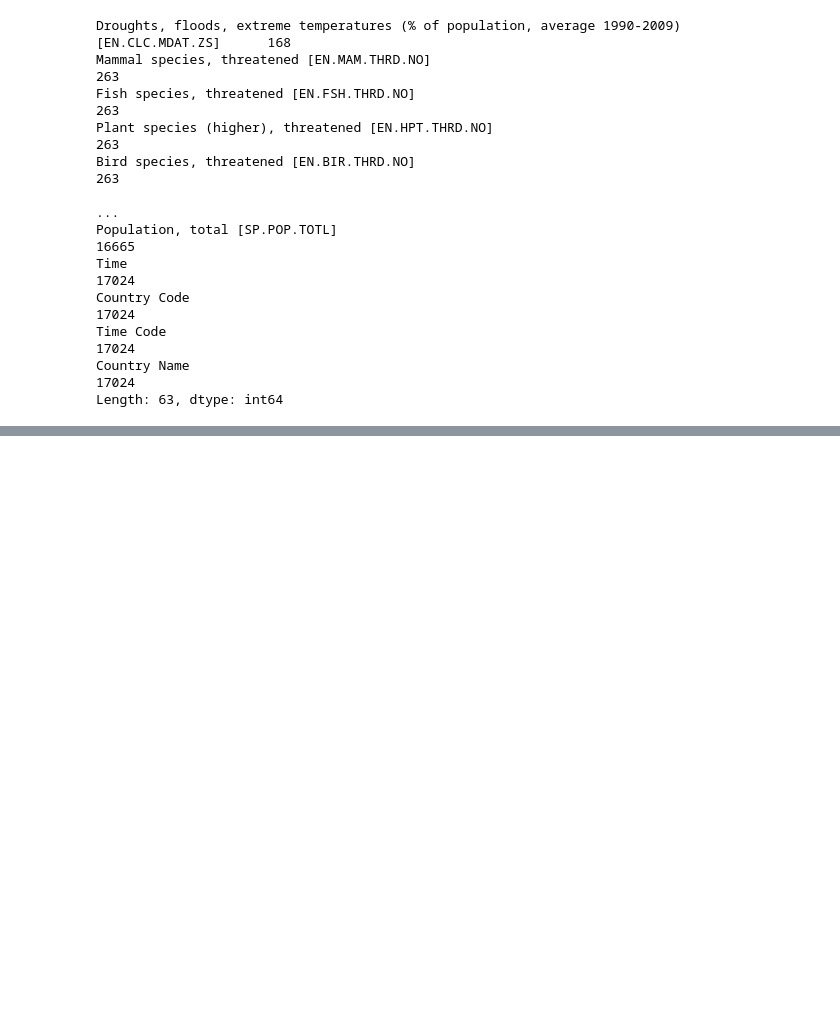
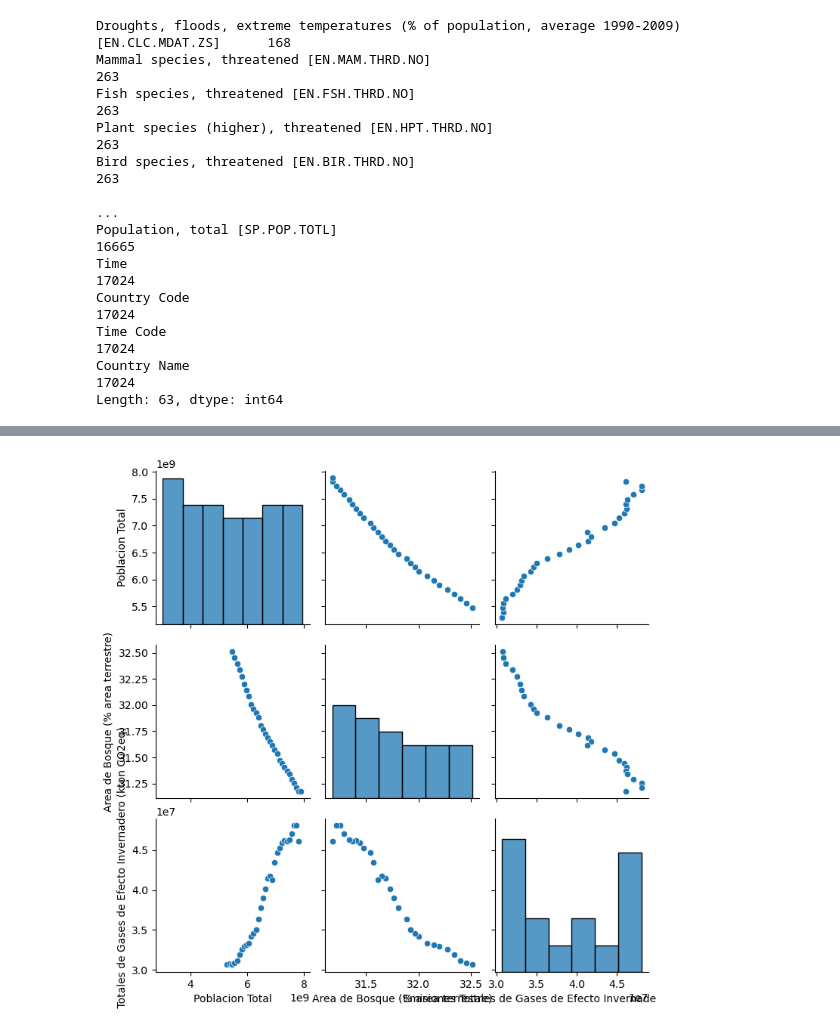
Before and after one commit to Karimsingera/Coderhouse_Data_Science, a Jupyter notebook: La_Transformancion_del_Mundo_en_los_Ultimos_60_anos.ipynb, the cells around one changed output, grey strips where cells are left out. Drawn from its saved outputs; the diff is of its cells as text; code cells hidden in the pictures; blank space fills up the shorter version.

Commit message:
Cargando archivos para la entrega del 07.05.24

```diff
--- a/La_Transformancion_del_Mundo_en_los_Ultimos_60_anos.ipynb
+++ b/La_Transformancion_del_Mundo_en_los_Ultimos_60_anos.ipynb
@@ -352,2 +352,16 @@ Data columns (total 63 columns):
 dtypes: float64(1), object(62)
 memory usage: 8.2+ MB
+# %%
+'''
+Cambio los tipos de las variables.
+'''
+
+# Convertir todas las columnas a tipo float
+columns_to_convert = df.columns.difference(['Pais', 'Pais_Cod', 'Anio', 'Anio_Cod'])
+df[columns_to_convert] = df[columns_to_convert].astype(float)
+
+# Convertir la columna 'Tiempo' a tipo integer
+df['Anio'] = df['Anio'].astype(int)
+
+# Verificar la transformación
+df.dtypes
@@ -353,0 +431,2 @@ memory usage: 8.2+ MB
+# %%
+df.drop(df[df['Anio'] == 2023].index, inplace=True)
@@ -353,0 +457,14 @@ memory usage: 8.2+ MB
+# %%
+# Aplico un pairplot para ver correlaciones, pero solo para la entidad mundo ('World')
+
+# Filtrar el DataFrame para 'mundo'
+df_world = df[df['Pais'] == 'World']
+
+# Crear un pairplot para df_mundo
+sns.pairplot(df_world,
+             vars=['Poblacion Total', 'Area de Bosque (% area terrestre)', 'Emisiones Totales de Gases de Efecto Invernadero (kton CO2eq)'])
+
+# Mostrar el gráfico
+plt.show()
+# %% [output]
+[figure, added]
```
Also changed, not shown: parts of 24 cells of this notebook, 12 other files.
